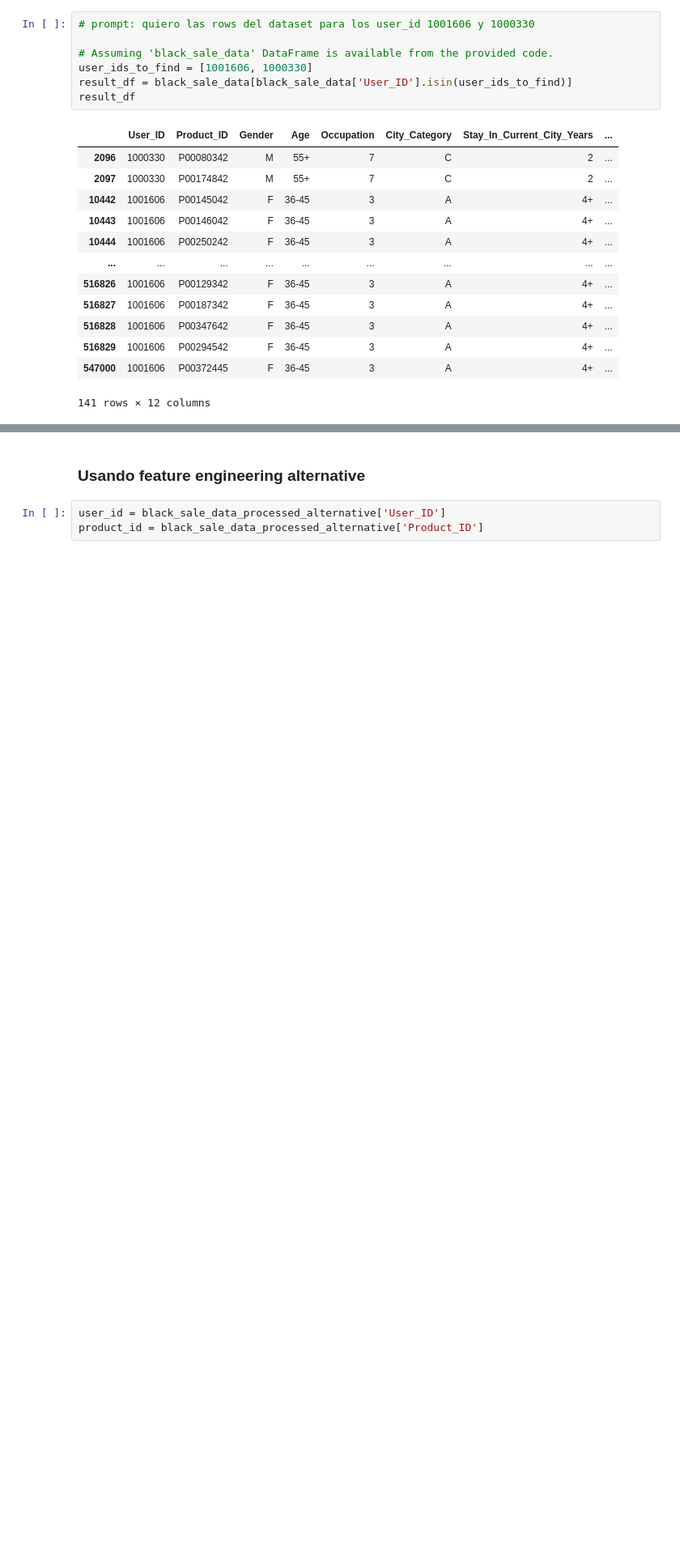
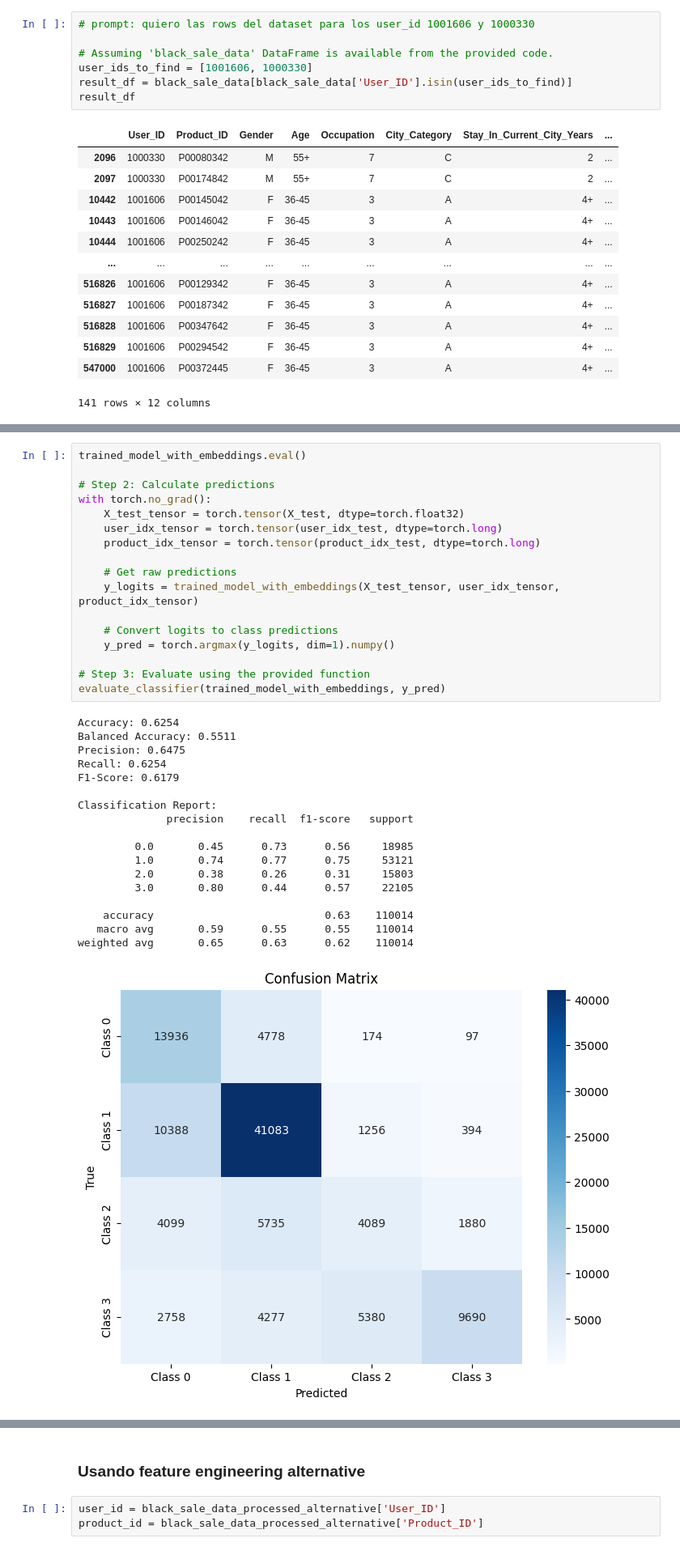
Before and after one commit to claudiobarril/aprendizaje_profundo, a Jupyter notebook: Deep_Learning_TP_Cohorte_17_5B2024.ipynb, the cells around one changed output, grey strips where cells are left out. Shown at 81% size. Saved outputs shown, nothing was run; the diff lists cells and outputs as text; blank space fills up the shorter version.

```diff
--- a/Deep_Learning_TP_Cohorte_17_5B2024.ipynb
+++ b/Deep_Learning_TP_Cohorte_17_5B2024.ipynb
@@ -1456,0 +1586,36 @@ result_df
+# %%
+trained_model_with_embeddings.eval()
+
+# Step 2: Calculate predictions
+with torch.no_grad():
+    X_test_tensor = torch.tensor(X_test, dtype=torch.float32)
+    user_idx_tensor = torch.tensor(user_idx_test, dtype=torch.long)
+    product_idx_tensor = torch.tensor(product_idx_test, dtype=torch.long)
+
+    # Get raw predictions
+    y_logits = trained_model_with_embeddings(X_test_tensor, user_idx_tensor, product_idx_tensor)
+
+    # Convert logits to class predictions
+    y_pred = torch.argmax(y_logits, dim=1).numpy()
+
+# Step 3: Evaluate using the provided function
+evaluate_classifier(trained_model_with_embeddings, y_pred)
+# %% [output]
+Accuracy: 0.6254
+Balanced Accuracy: 0.5511
+Precision: 0.6475
+Recall: 0.6254
+F1-Score: 0.6179
+
+Classification Report:
+              precision    recall  f1-score   support
+
+         0.0       0.45      0.73      0.56     18985
+         1.0       0.74      0.77      0.75     53121
+         2.0       0.38      0.26      0.31     15803
+         3.0       0.80      0.44      0.57     22105
+
+    accuracy                           0.63    110014
+   macro avg       0.59      0.55      0.55    110014
+weighted avg       0.65      0.63      0.62    110014
+[figure, added]
```
Also changed, not shown: parts of 23 cells of this notebook.
